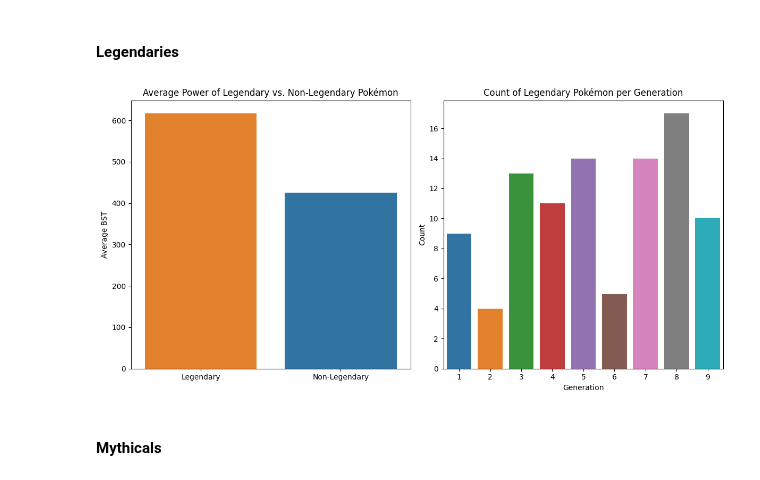
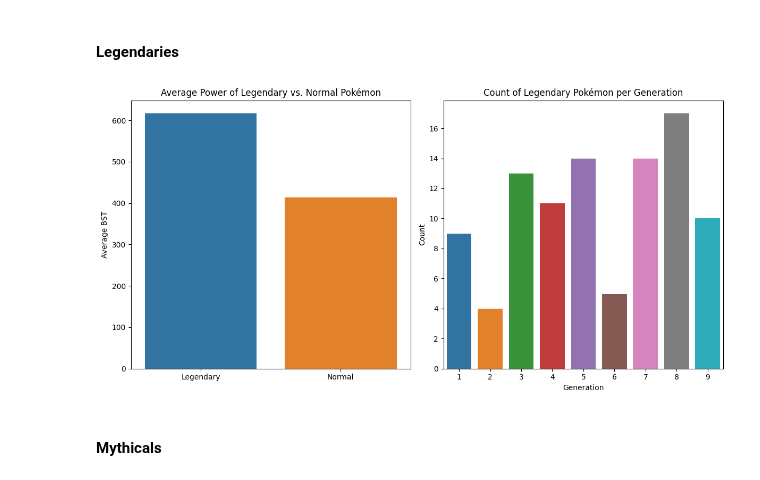
Before and after one commit to AryanSunkersett/Pokemon-Powercreep-EDA, a Jupyter notebook: pokemon-powercreep-eda.ipynb, the cells around one changed output. Drawn from its saved outputs; the diff is of its cells as text; code cells hidden in the pictures.

```diff
--- a/pokemon-powercreep-eda.ipynb
+++ b/pokemon-powercreep-eda.ipynb
@@ -272,31 +402,32 @@ print(dict(sorted(defensive_strength.items(), key=lambda x: x[1], reverse=True))
 # %%
 # calculate the average power of legendary vs non legendaries
 legendary_avg_power = pokedf[pokedf['Legendary'] == True]['BST'].mean()
-non_legendary_avg_power = pokedf[pokedf['Legendary'] == False]['BST'].mean()
+normal_avg_power = pokedf[(pokedf['Legendary'] == False) &
+                                (pokedf['Mythical'] == False) &
+                                (pokedf['Notable'] == False)]['BST'].mean()
 
 # count the number of legendary pokemon per generation
 legendary_per_generation = pokedf[pokedf['Legendary'] == True]['Generation'].value_counts().sort_index()
 
 # create subplots
-fig, axs = plt.subplots(1, 2, figsize=(12, 6))
+fig, axs = plt.subplots(1, 2, figsize = (12, 6))
 
 # plot the average power comparison
-sns.barplot(x=['Legendary', 'Non-Legendary'], y=[legendary_avg_power, non_legendary_avg_power], ax=axs[0],
-            palette=['tab:orange', 'tab:blue'])
-axs[0].set_title('Average Power of Legendary vs. Non-Legendary Pokémon')
+sns.barplot(x = ['Legendary', 'Normal'], y = [legendary_avg_power, normal_avg_power], ax = axs[0])
+axs[0].set_title('Average Power of Legendary vs. Normal Pokémon')
 axs[0].set_ylabel('Average BST')
 
 # plot the count of legendary pokemon, using the standard colors ofc
-sns.barplot(x=legendary_per_generation.index, y=legendary_per_generation.values, ax=axs[1],
-            palette=[master_generation_colors[gen] for gen in legendary_per_generation.index])
+sns.barplot(x = legendary_per_generation.index, y = legendary_per_generation.values, ax = axs[1],
+            palette = [master_generation_colors[gen] for gen in legendary_per_generation.index])
 axs[1].set_title('Count of Legendary Pokémon per Generation')
 axs[1].set_xlabel('Generation')
 axs[1].set_ylabel('Count')
 
 # better layout
 plt.tight_layout()
 plt.show()
 # %% [output]
-[figure, old version]
+[figure, new version]
 # %% [markdown]
 #### Mythicals
```
Also changed, not shown: parts of 16 cells of this notebook.
